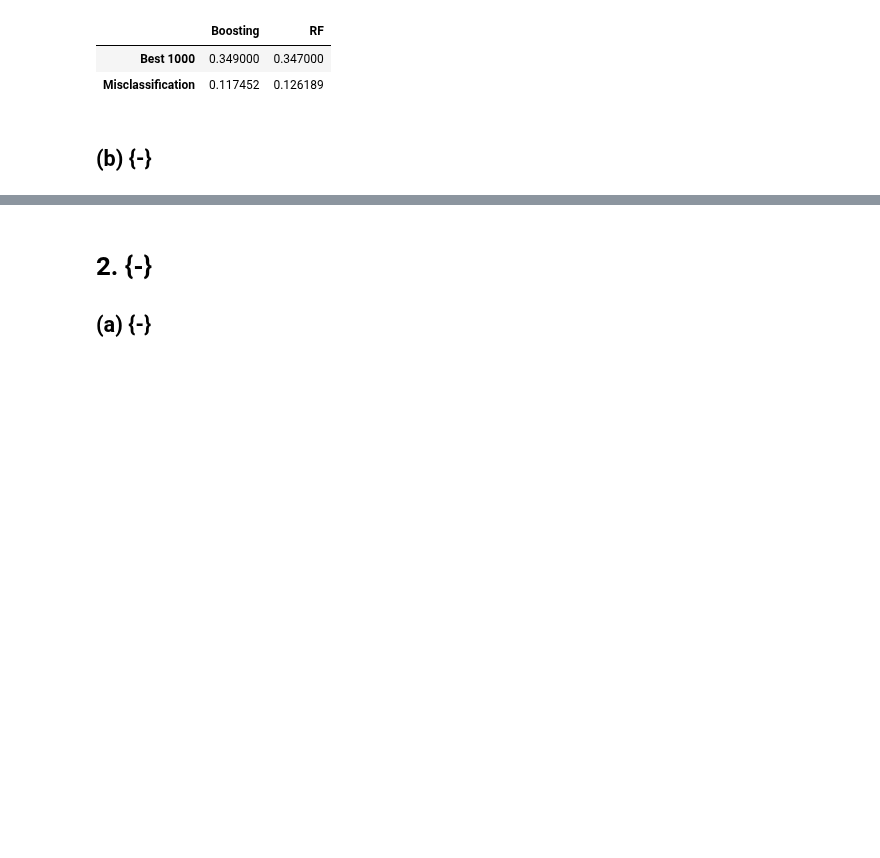
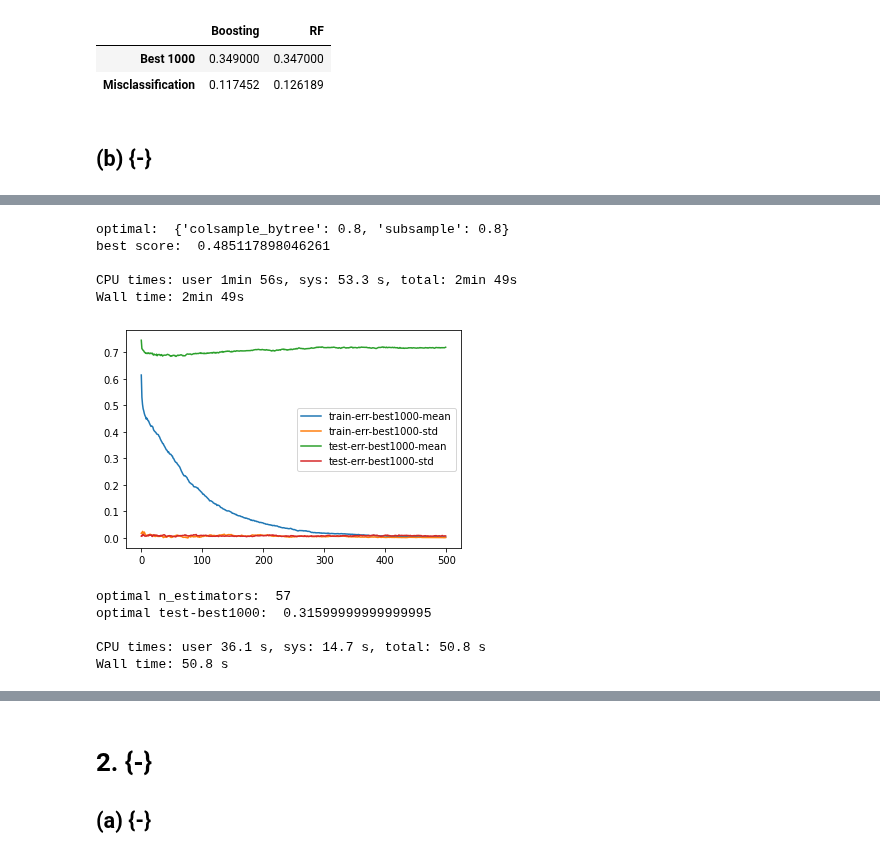
Before and after one commit to beginnerSC/mscf_hw_spring, a Jupyter notebook: ML II/2/Homework #2.ipynb, the cells around one changed output, grey strips where cells are left out. Saved outputs shown, nothing was run; the diff lists cells and outputs as text; code cells hidden in the pictures; blank space fills up the shorter version.

```diff
--- a/ML II/2/Homework #2.ipynb
+++ b/ML II/2/Homework #2.ipynb
@@ -112,0 +289,38 @@ DataFrame(res, index=['Best 1000', 'Misclassification'])
+# %%
+%%time
+param_grid1 = {
+    'subsample': [0.6, 0.7, 0.8, 0.9],
+    'colsample_bytree': [0.6, 0.7, 0.8, 0.9]
+}
+
+grid_search = GridSearchCV(estimator=XGBClassifier(n_estimators=57, **param1),
+                           param_grid=param_grid1,
+                           scoring=ppv_score, cv=5).fit(X_train, y_train)
+
+idx = grid_search.cv_results_['rank_test_score'].argmin()
+print('optimal: ', grid_search.cv_results_['params'][idx])
+print('best score: ', grid_search.cv_results_['mean_test_score'][idx])
+print()
+# %% [output]
+optimal:  {'colsample_bytree': 0.8, 'subsample': 0.8}
+best score:  0.485117898046261
+
+CPU times: user 1min 56s, sys: 53.3 s, total: 2min 49s
+Wall time: 2min 49s
+# %%
+%%time
+param1.update(grid_search.cv_results_['params'][idx])
+
+cvres = xgb.cv(param1, train_dm, 500, feval=errBest1000)
+cvres.plot()
+plt.show()
+print('optimal n_estimators: ', cvres['test-err-best1000-mean'].argmin())
+print('optimal test-best1000: ', 1-cvres['test-err-best1000-mean'].min())
+print()
+# %% [output]
+[figure, added]
+optimal n_estimators:  57
+optimal test-best1000:  0.31599999999999995
+
+CPU times: user 36.1 s, sys: 14.7 s, total: 50.8 s
+Wall time: 50.8 s
```
Also changed, not shown: parts of 16 cells of this notebook, 1 other file.
